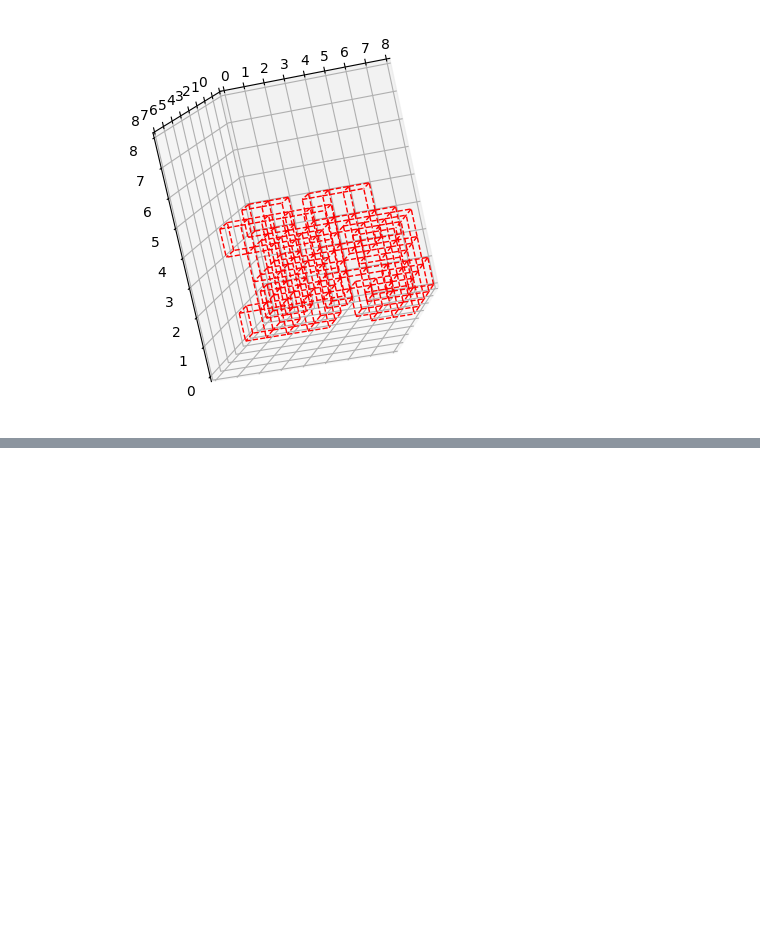
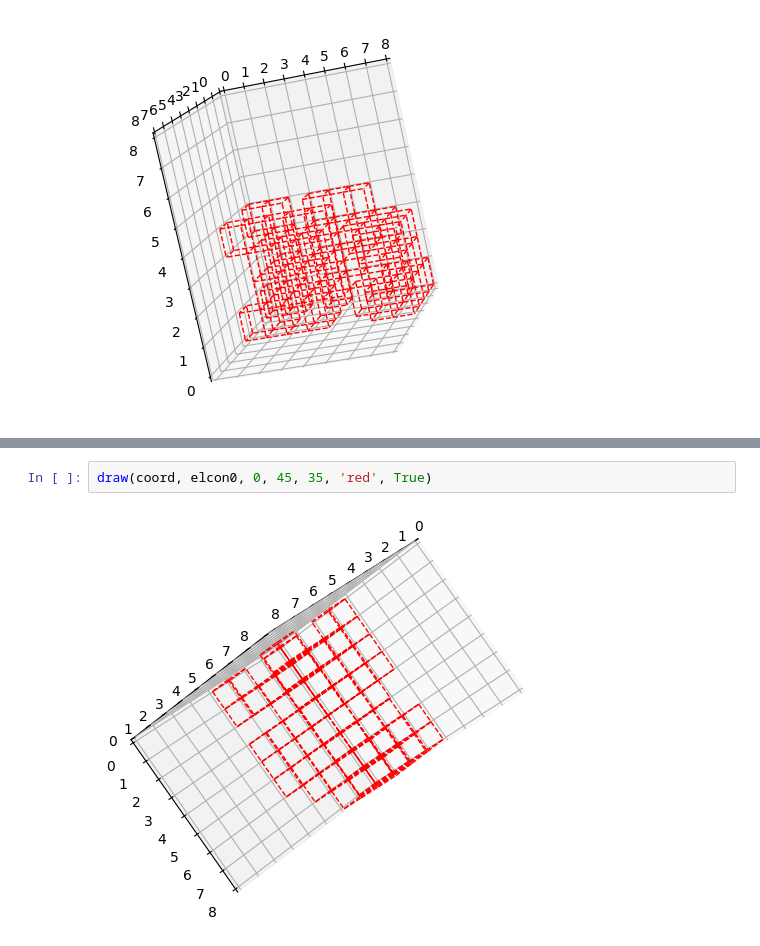
Before and after one commit to gigatskhondia/gigala, a Jupyter notebook: gigala/topology/topology_optimiz/mult_env_rl/pseudo_3d_solid_gen_v1i2_4x4x8_visualization.ipynb, the cells around one changed output, grey strips where cells are left out. Cells and saved outputs as stored; diff of their text form; blank space fills up the shorter version.

```diff
--- a/gigala/topology/topology_optimiz/mult_env_rl/pseudo_3d_solid_gen_v1i2_4x4x8_visualization.ipynb
+++ b/gigala/topology/topology_optimiz/mult_env_rl/pseudo_3d_solid_gen_v1i2_4x4x8_visualization.ipynb
@@ -1197,0 +1206,4 @@ draw(coord, elcon0,15,80,-80,'red')
+# %%
+draw(coord, elcon0, 0, 45, 35, 'red', True)
+# %% [output]
+[figure, added]
```
Also changed, not shown: parts of 3 cells of this notebook.
